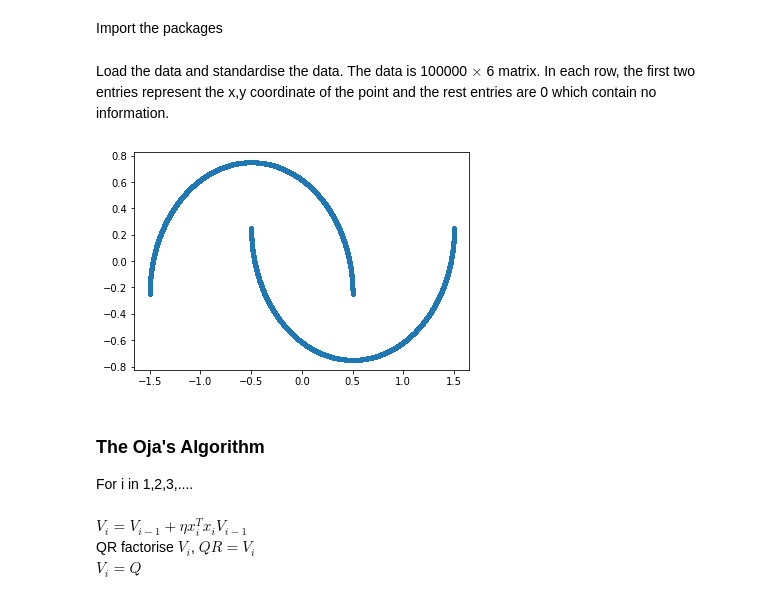
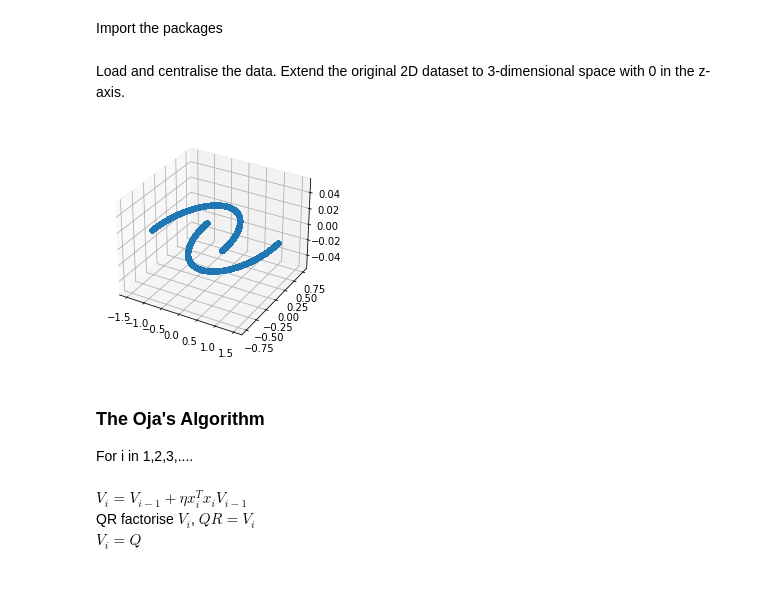
Before and after one commit to WilliamLiu666/M4R_PCA, a Jupyter notebook: Oja's rule.ipynb, the cells around one changed output. Cells and saved outputs as stored; diff of their text form; code cells hidden in the pictures.

```diff
--- a/Oja's rule.ipynb
+++ b/Oja's rule.ipynb
@@ -9,17 +9,18 @@ from sklearn import datasets
 import matplotlib.pyplot as plt
 import time
 # %% [markdown]
-Load the data and standardise the data. The data is 100000 $\times$ 6 matrix. In each row, the first two entries represent the x,y coordinate of the point and the rest entries are 0 which contain no information.
+Load and centralise the data. Extend the original 2D dataset to 3-dimensional space with 0 in the z-axis.
 # %%
 x=datasets.make_moons(n_samples=1000000)[0]
-y=np.zeros((1000000,4))
+y=np.zeros((1000000,1))
 x=np.concatenate((x,y),axis=1)
 x=x-np.mean(x,axis=0)
 
-plt.plot(x[:,0],x[:,1],'.')
+ax = plt.axes(projection='3d')
+ax.scatter3D(x[:,0],x[:,1],x[:,2])
 plt.show()
 # %% [output]
-[figure, old version]
+[figure, new version]
 # %% [markdown]
 ### The Oja's Algorithm
 
```
Also changed, not shown: parts of 8 cells of this notebook.
